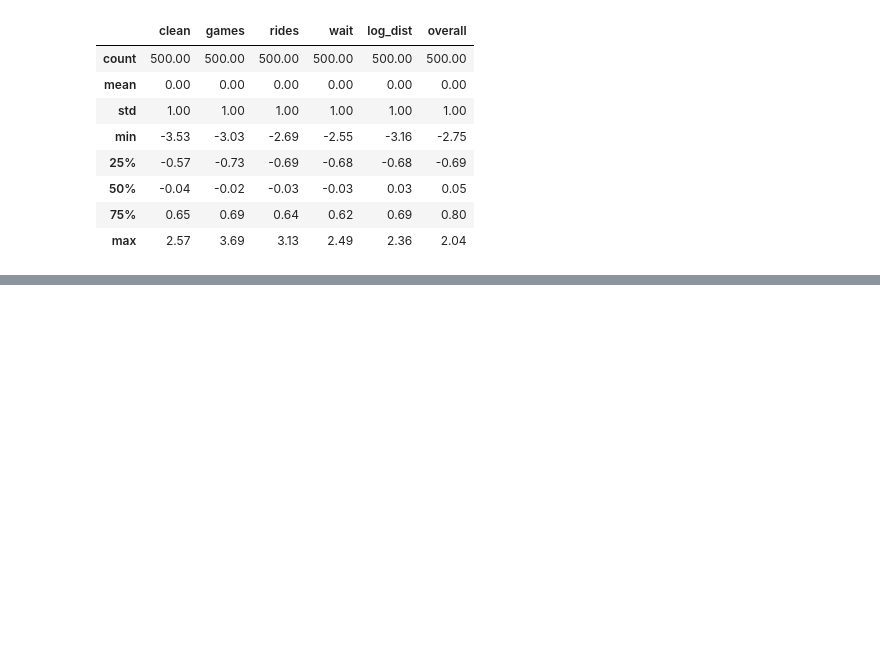
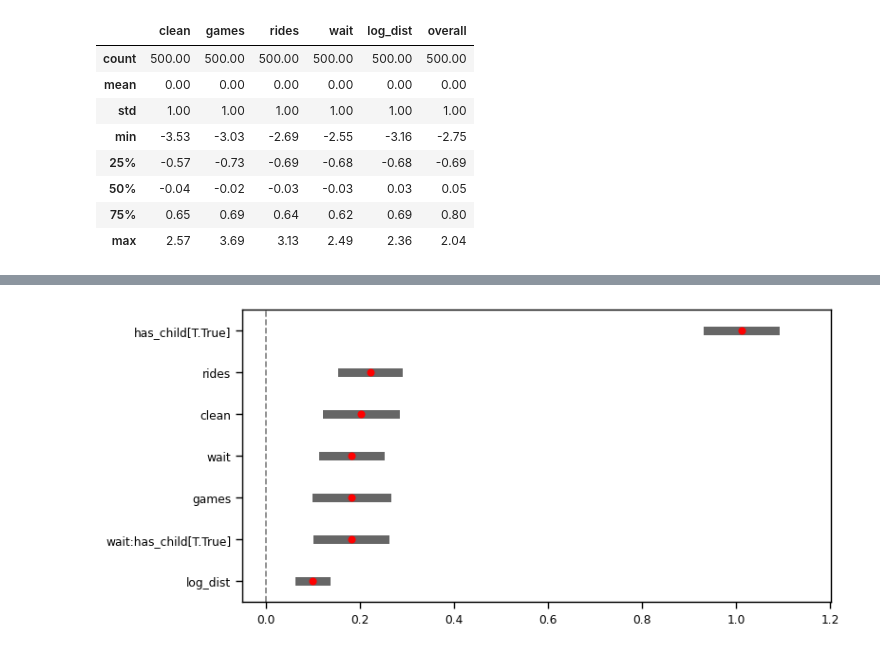
Before and after one commit to johnson80245/python, a Jupyter notebook: MRA Ch 7.ipynb, the cells around one changed output, grey strips where cells are left out. Cells and saved outputs as stored; diff of their text form; code cells hidden in the pictures; blank space fills up the shorter version.

Commit message:
finished chapter 7

```diff
--- a/MRA Ch 7.ipynb
+++ b/MRA Ch 7.ipynb
@@ -355,0 +417,22 @@ sat_df_scaled[idx].describe().round(2)
+# %%
+#Interaction Terms
+
+#Create new model to look at interactions of child weekend
+m6 = smf.ols('overall ~ rides + games + wait + clean + log_dist'
+             '+ has_child + rides:has_child + games:has_child'
+             '+ wait:has_child + clean:has_child + rides:is_weekend'
+             '+ games:is_weekend + wait:is_weekend + clean:is_weekend',
+             data = sat_df_scaled).fit()
+m6.summary()
+
+#Drop non-significant factors
+m7 = smf.ols('overall ~ rides + games + wait + clean + log_dist'
+             '+ has_child + wait:has_child',
+             data = sat_df_scaled).fit()
+m7.summary()
+
+#create plot confidence variable
+chapter6.plot_confidence_intervals(m7.params[1:], m7.conf_int().iloc[1:],
+                                   zero_line = True)
+# %% [output]
+[figure, added]
```
Also changed, not shown: parts of 4 cells of this notebook.
